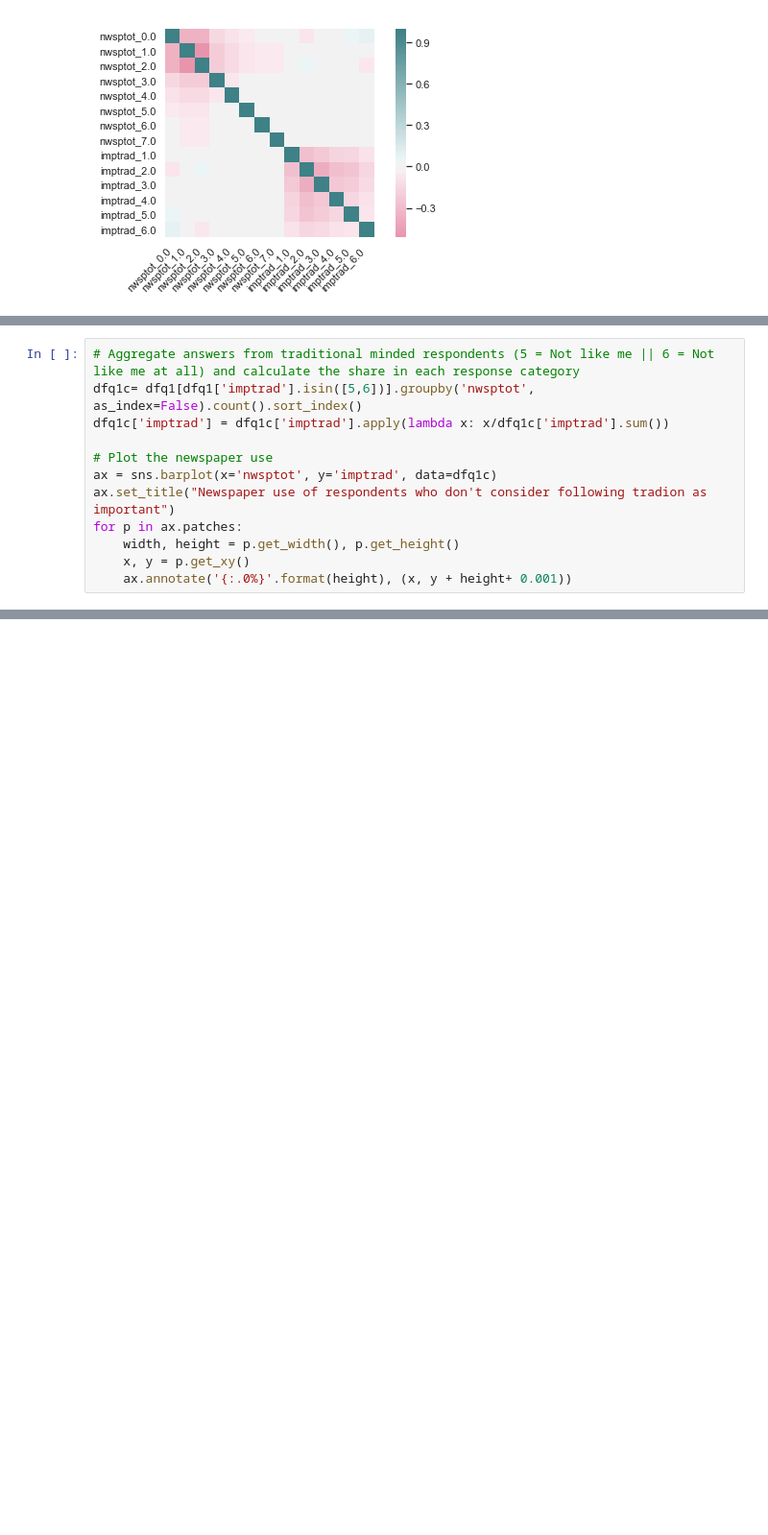
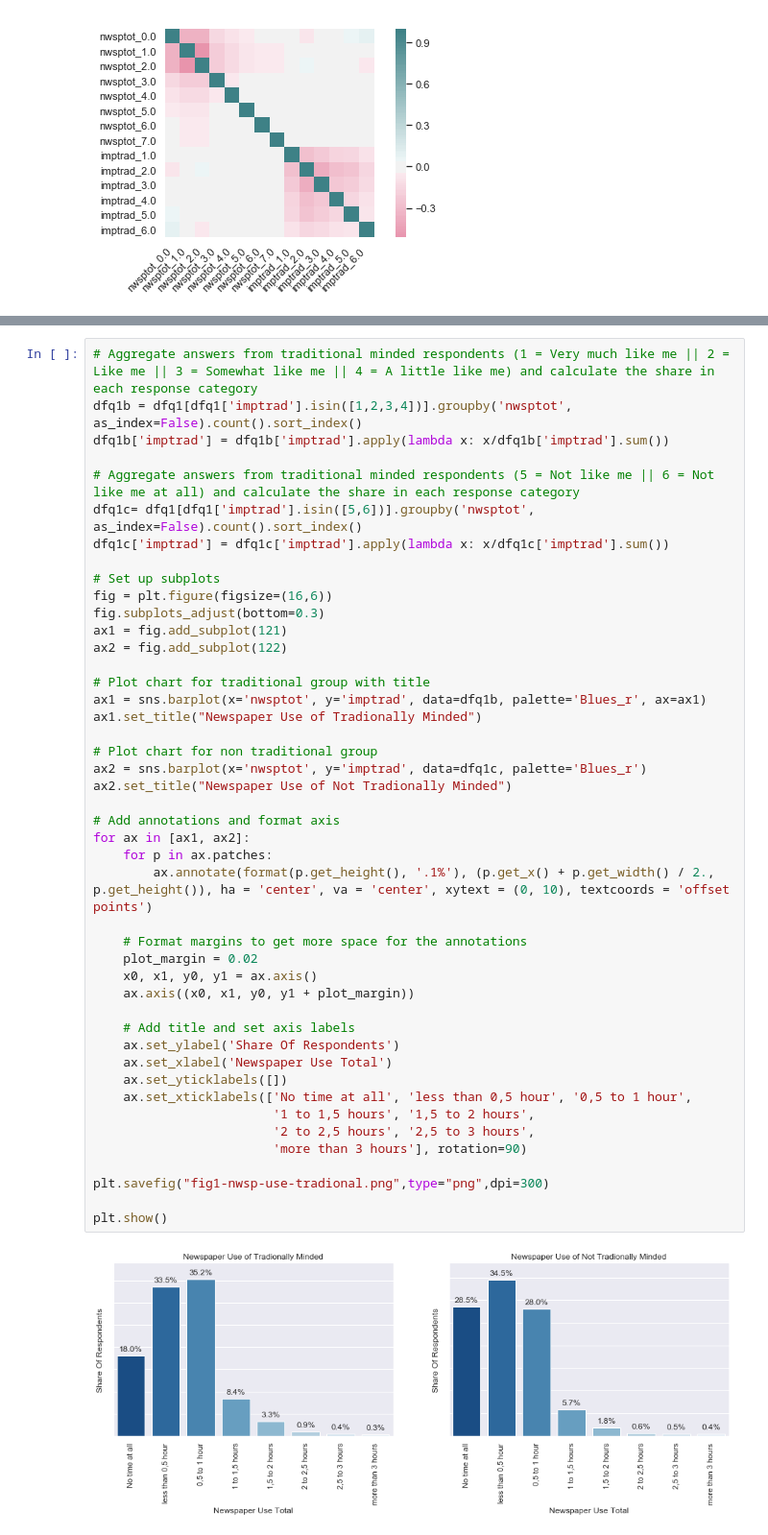
Before and after one commit to bytesbysophie/european-social-service-media-use, a Jupyter notebook: media-use-germany-data-analysis.ipynb, the cells around one changed output, grey strips where cells are left out. Shown at 96% size. Saved outputs shown, nothing was run; the diff lists cells and outputs as text; blank space fills up the shorter version.

Commit message:
Finalize data analysis

```diff
--- a/media-use-germany-data-analysis.ipynb
+++ b/media-use-germany-data-analysis.ipynb
@@ -263,12 +249,0 @@ for p in ax.patches:
-# %%
-# Aggregate answers from traditional minded respondents (5 = Not like me || 6 = Not like me at all) and calculate the share in each response category
-dfq1c= dfq1[dfq1['imptrad'].isin([5,6])].groupby('nwsptot', as_index=False).count().sort_index()
-dfq1c['imptrad'] = dfq1c['imptrad'].apply(lambda x: x/dfq1c['imptrad'].sum())
-
-# Plot the newspaper use
-ax = sns.barplot(x='nwsptot', y='imptrad', data=dfq1c)
-ax.set_title("Newspaper use of respondents who don't consider following tradion as important")
-for p in ax.patches:
-    width, height = p.get_width(), p.get_height()
-    x, y = p.get_xy()
-    ax.annotate('{:.0%}'.format(height), (x, y + height+ 0.001))
@@ -277,3 +250,50 @@ for p in ax.patches:
+# %%
+# Aggregate answers from traditional minded respondents (1 = Very much like me || 2 = Like me || 3 = Somewhat like me || 4 = A little like me) and calculate the share in each response category
+dfq1b = dfq1[dfq1['imptrad'].isin([1,2,3,4])].groupby('nwsptot', as_index=False).count().sort_index()
+dfq1b['imptrad'] = dfq1b['imptrad'].apply(lambda x: x/dfq1b['imptrad'].sum())
+
+# Aggregate answers from traditional minded respondents (5 = Not like me || 6 = Not like me at all) and calculate the share in each response category
+dfq1c= dfq1[dfq1['imptrad'].isin([5,6])].groupby('nwsptot', as_index=False).count().sort_index()
+dfq1c['imptrad'] = dfq1c['imptrad'].apply(lambda x: x/dfq1c['imptrad'].sum())
+
+# Set up subplots
+fig = plt.figure(figsize=(16,6))
+fig.subplots_adjust(bottom=0.3)
+ax1 = fig.add_subplot(121)
+ax2 = fig.add_subplot(122)
+
+# Plot chart for traditional group with title
+ax1 = sns.barplot(x='nwsptot', y='imptrad', data=dfq1b, palette='Blues_r', ax=ax1)
+ax1.set_title("Newspaper Use of Tradionally Minded")
+
+# Plot chart for non traditional group
+ax2 = sns.barplot(x='nwsptot', y='imptrad', data=dfq1c, palette='Blues_r')
+ax2.set_title("Newspaper Use of Not Tradionally Minded")
+
+# Add annotations and format axis
+for ax in [ax1, ax2]:
+    for p in ax.patches:
+        ax.annotate(format(p.get_height(), '.1%'), (p.get_x() + p.get_width() / 2., p.get_height()), ha = 'center', va = 'center', xytext = (0, 10), textcoords = 'offset points')
+
+    # Format margins to get more space for the annotations
+    plot_margin = 0.02
+    x0, x1, y0, y1 = ax.axis()
+    ax.axis((x0, x1, y0, y1 + plot_margin))
+
+    # Add title and set axis labels
+    ax.set_ylabel('Share Of Respondents')
+    ax.set_xlabel('Newspaper Use Total')
+    ax.set_yticklabels([])
+    ax.set_xticklabels(['No time at all', 'less than 0,5 hour', '0,5 to 1 hour',
+                        '1 to 1,5 hours', '1,5 to 2 hours',
+                        '2 to 2,5 hours', '2,5 to 3 hours',
+                        'more than 3 hours'], rotation=90)
+
+plt.savefig("fig1-nwsp-use-tradional.png",type="png",dpi=300)
+
+plt.show()
+# %% [output]
+[figure, added]
 # %% [markdown]
 *Step 2 - Question 1: Traditionalism & Newspaper Use - Conclusion*
 * The first plot only showed a very flat regression line, indicating that there is no strong connection between the respondents subjective importance of tradition and the intensity if their newspaper use.
```
Also changed, not shown: parts of 72 cells of this notebook, 3 other files.
